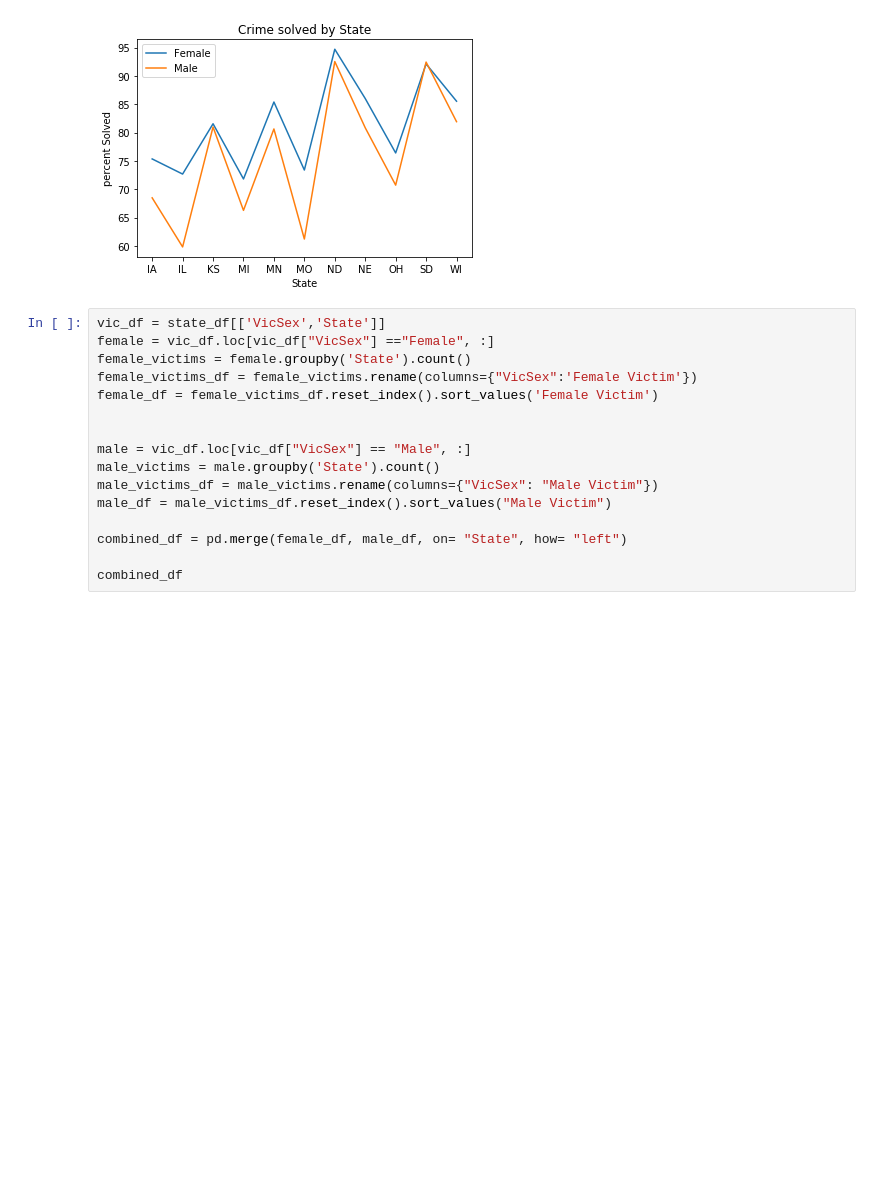
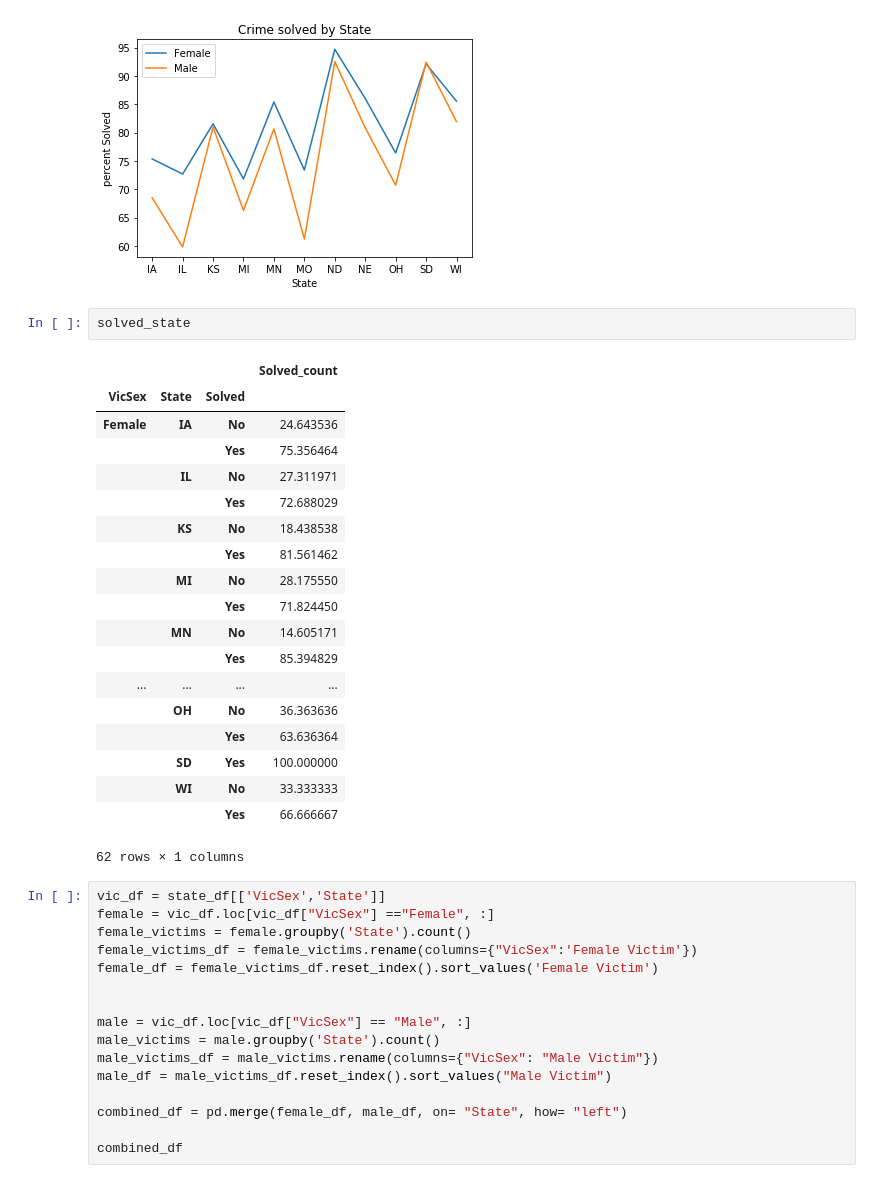
Before and after one commit to bendgame/Project-one, a Jupyter notebook: Midwest_crime_bimi.ipynb, the cells around one changed output. Drawn from its saved outputs; the diff is of its cells as text; blank space fills up the shorter version.

```diff
--- a/Midwest_crime_bimi.ipynb
+++ b/Midwest_crime_bimi.ipynb
@@ -172,6 +217,28 @@ plt.ylabel("percent Solved")
 plt.show()
 # %% [output]
 [figure]
+# %%
+solved_state
+# %% [output]
+|  |  |  | Solved_count |
+| VicSex | State | Solved |  |
+| Female | IA | No | 24.643536 |
+|  |  | Yes | 75.356464 |
+|  | IL | No | 27.311971 |
+|  |  | Yes | 72.688029 |
+|  | KS | No | 18.438538 |
+|  |  | Yes | 81.561462 |
+|  | MI | No | 28.175550 |
+|  |  | Yes | 71.824450 |
+|  | MN | No | 14.605171 |
+|  |  | Yes | 85.394829 |
+| ... | ... | ... | ... |
+|  | OH | No | 36.363636 |
+|  |  | Yes | 63.636364 |
+|  | SD | Yes | 100.000000 |
+|  | WI | No | 33.333333 |
+|  |  | Yes | 66.666667 |
+62 rows × 1 columns
 # %%
 vic_df = state_df[['VicSex','State']]
 female = vic_df.loc[vic_df["VicSex"] =="Female", :]
```
Also changed, not shown: parts of 5 cells of this notebook, 13 other files.
